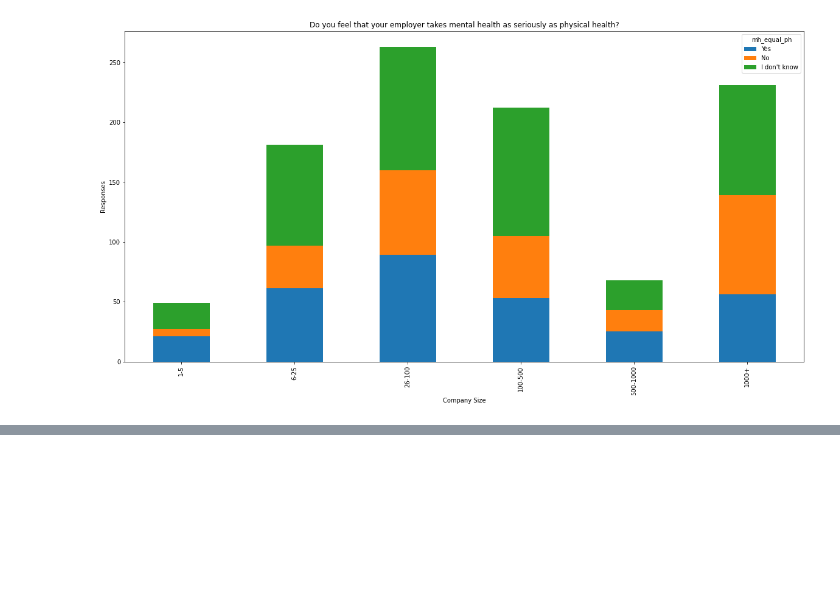
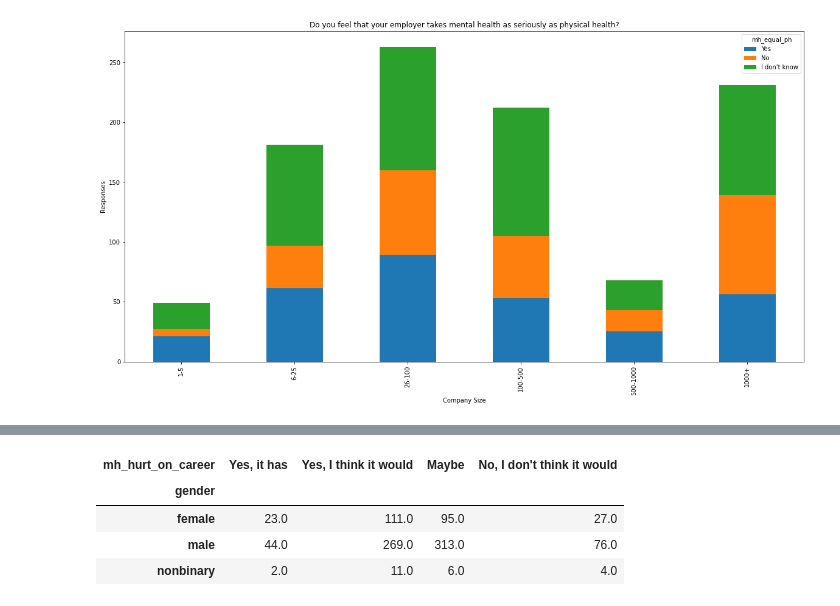
Before and after one commit to ArtTucker/mental_health_and_economics, a Jupyter notebook: visualization/OSMI_MHIT_exploration.ipynb, the cells around one changed output, grey strips where cells are left out. Cells and saved outputs as stored; diff of their text form; code cells hidden in the pictures; blank space fills up the shorter version.

```diff
--- a/visualization/OSMI_MHIT_exploration.ipynb
+++ b/visualization/OSMI_MHIT_exploration.ipynb
@@ -951,0 +975,12 @@ plt.savefig("../images/work_pos_and_mh_hurt_on_career.png")
+# %%
+# pivot table values
+gender_and_mh_hurt_on_career_pivot = gender_and_mh_hurt_on_career.pivot(index=['gender'],columns = ["mh_hurt_on_career"] , values='self_employed')
+gender_and_mh_hurt_on_career_pivot = gender_and_mh_hurt_on_career_pivot[['Yes, it has', 'Yes, I think it would', 'Maybe', "No, I don't think it would"]]
+
+gender_and_mh_hurt_on_career_pivot
+# %% [output]
+| mh_hurt_on_career | Yes, it has | Yes, I think it would | Maybe | No, I don't think it would |
+| gender |  |  |  |  |
+| female | 23.0 | 111.0 | 95.0 | 27.0 |
+| male | 44.0 | 269.0 | 313.0 | 76.0 |
+| nonbinary | 2.0 | 11.0 | 6.0 | 4.0 |
```
Also changed, not shown: parts of 25 cells of this notebook, 1 other file.
